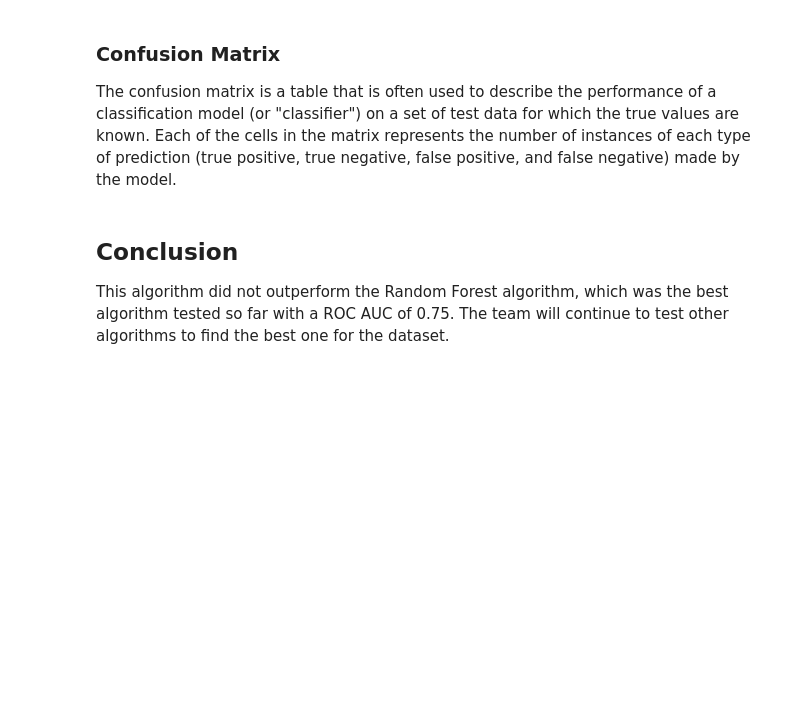
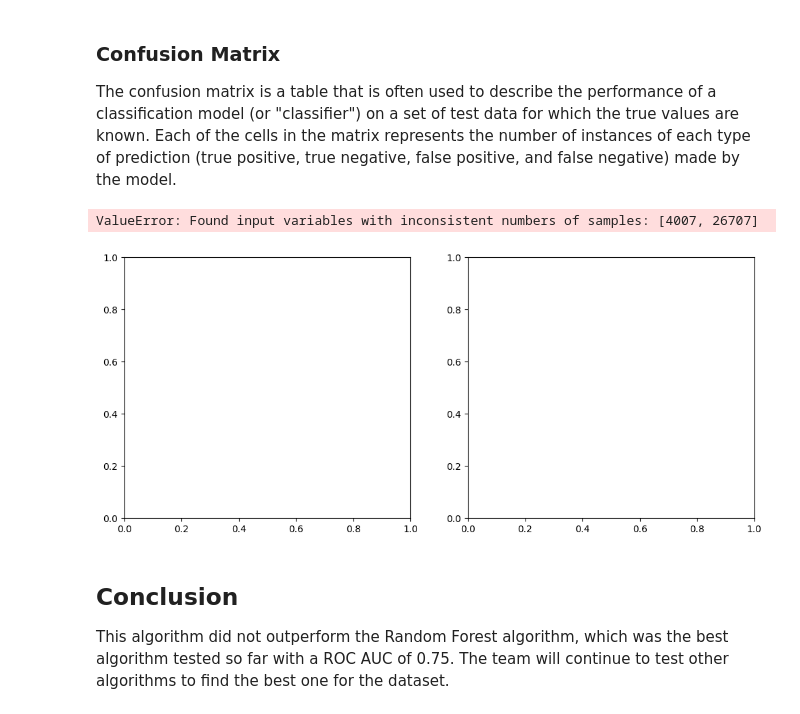
Before and after one commit to MiguelAruiz/MachineLearning-24-25-ProgressTasks, a Jupyter notebook: Progress_Task_2/LightGBM.ipynb, the cells around one changed output. Saved outputs shown, nothing was run; the diff lists cells and outputs as text; code cells hidden in the pictures; blank space fills up the shorter version.

Commit message:
Confusion Matrix does not work

```diff
--- a/Progress_Task_2/LightGBM.ipynb
+++ b/Progress_Task_2/LightGBM.ipynb
@@ -251,19 +251,19 @@ run_logger.info(f"========== Starting initial logging for model {model_name} ===
 # Create study for h1n1_vaccine
 study_h1n1 = optuna.create_study(direction='maximize')
 tuner_logger.info("Starting Optuna study for h1n1_vaccine...")
-study_h1n1.optimize(objective_h1n1, n_trials=50)
+study_h1n1.optimize(objective_h1n1, n_trials=200)
 tuner_logger.info("Optuna study for h1n1_vaccine completed!")
 
 # Create study for seasonal_vaccine
 study_seasonal = optuna.create_study(direction='maximize')
 tuner_logger.info("Starting Optuna study for seasonal_vaccine...")
-study_seasonal.optimize(objective_seasonal, n_trials=50)
+study_seasonal.optimize(objective_seasonal, n_trials=200)
 tuner_logger.info("Optuna study for seasonal_vaccine completed!")
 
 # Initialize the model with the best hyperparameters
 model_h1n1 = LGBMClassifier(**study_h1n1.best_params)
 model_seasonal = LGBMClassifier(**study_seasonal.best_params)
-
+predict = pd.DataFrame({'respondent_id': output.index})
 
 for model in [model_h1n1, model_seasonal]:
 
@@ -271,6 +271,7 @@ for model in [model_h1n1, model_seasonal]:
     run_logger.info(f"Training model {model_name}...")
     if model == model_h1n1:
         model.fit(X_train, h1_train)
+
     else:
         model.fit(X_train, seasonal_train)
     run_logger.info(f"Model {model_name} trained successfully!")
@@ -298,16 +299,16 @@ for model in [model_h1n1, model_seasonal]:
 
     # Predict probabilities for the output data
     if model == model_h1n1:
-        h1n1_probs = model.predict_proba(X_test)[:, 1]
-        predict = pd.DataFrame({'respondent_id': X_test.index, 'h1n1_vaccine': h1n1_probs})
+        h1n1_probs = model.predict_proba(output)[:, 0]
+        predict['h1n1_vaccine'] = h1n1_probs
     else:
-        seasonal_probs = model.predict_proba(X_test)[:, 1]
+        seasonal_probs = model.predict_proba(output)[:, 1]
         predict['seasonal_vaccine'] = seasonal_probs
 
-    # The predictions are indexed by their value of respondent_id
-    predict.set_index("respondent_id", inplace=True)
+# The predictions are indexed by their value of respondent_id
+predict.set_index("respondent_id", inplace=True)
 
-    ################################## Final logs ##################################
+################################## Final logs ##################################
 
 # Store the predictions in a file and log them to MLflow
 predict.to_csv(OUTPUT_FILE_PATH)
@@ -428,23 +414,26 @@ The confusion matrix is a table that is often used to describe the performance o
 # %%
 from sklearn.metrics import confusion_matrix, ConfusionMatrixDisplay
 import matplotlib.pyplot as plt
 
 fig, ax = plt.subplots(1, 2, figsize=(12, 5))
 
 # Compute confusion matrix for h1n1_vaccine
-cm_h1n1 = confusion_matrix(y_test['h1n1_vaccine'], y_pred[:, 0])
+cm_h1n1 = confusion_matrix(y_test['h1n1_vaccine'], y)
 disp_h1n1 = ConfusionMatrixDisplay(confusion_matrix=cm_h1n1, display_labels=[0, 1])
 disp_h1n1.plot(ax=ax[0], cmap=plt.cm.Blues)
 ax[0].set_title('Confusion Matrix for h1n1_vaccine')
 
 # Compute confusion matrix for seasonal_vaccine
-cm_seasonal = confusion_matrix(y_test['seasonal_vaccine'], y_pred[:, 1])
+cm_seasonal = confusion_matrix(y_test['seasonal_vaccine'], seasonal_probs)
 disp_seasonal = ConfusionMatrixDisplay(confusion_matrix=cm_seasonal, display_labels=[0, 1])
 disp_seasonal.plot(ax=ax[1], cmap=plt.cm.Blues)
 ax[1].set_title('Confusion Matrix for seasonal_vaccine')
 
 plt.tight_layout()
 plt.show()
+# %% [output]
+ValueError: Found input variables with inconsistent numbers of samples: [4007, 26707]
+[figure, added]
 # %% [markdown]
 ## Conclusion
 
```
Also changed, not shown: parts of 3 cells of this notebook, 2 other files.
